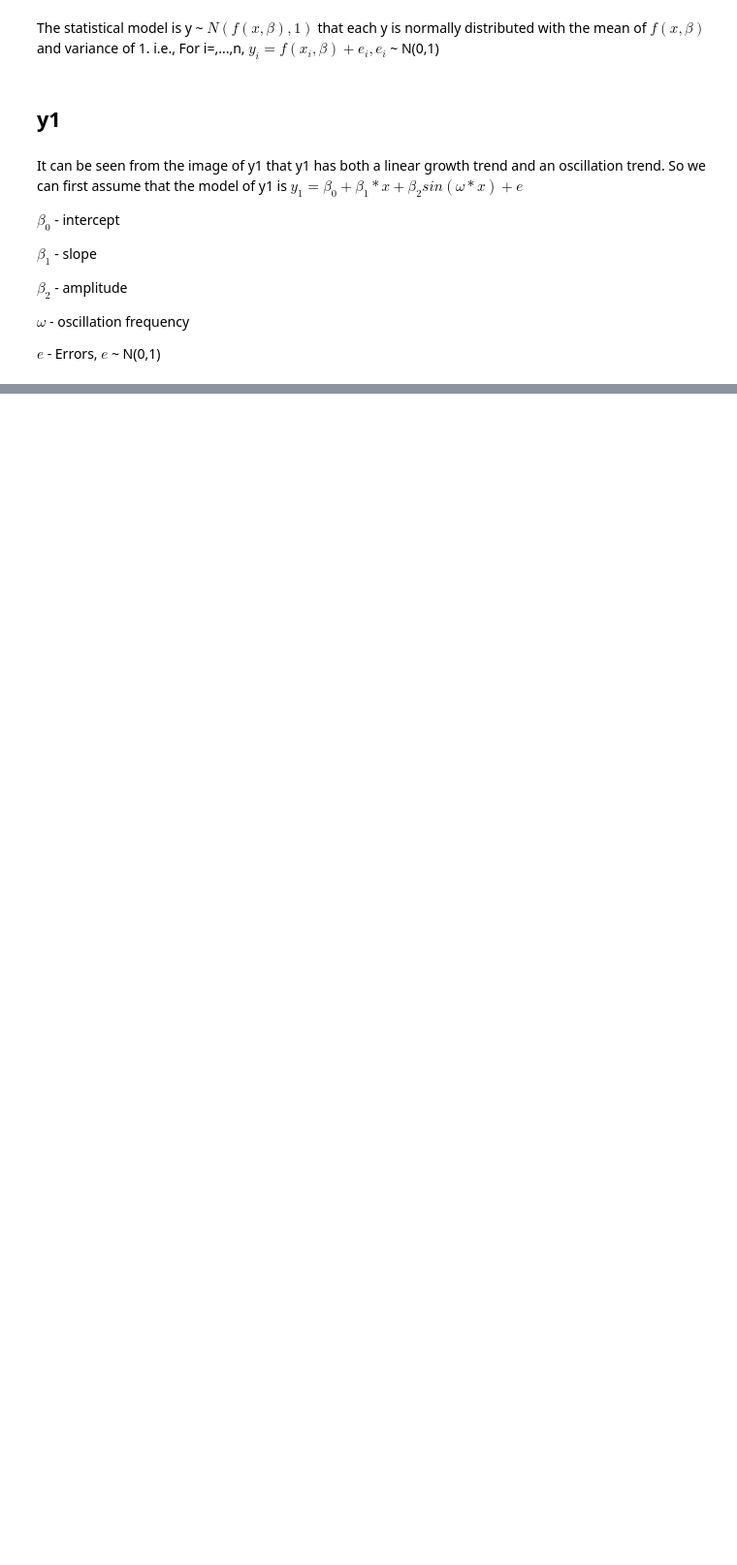
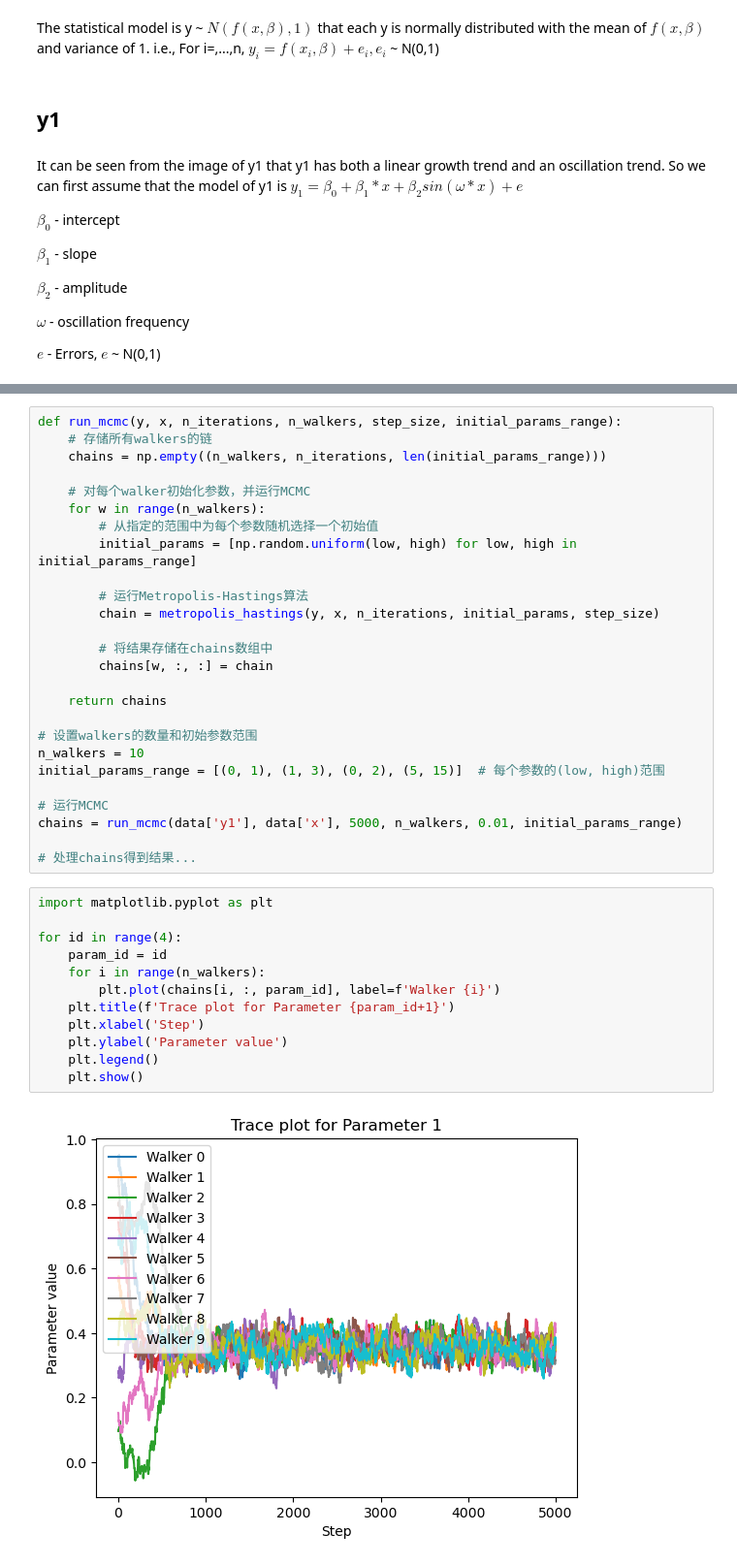
Before and after one commit to yyk1999/Project, a Jupyter notebook: Week4.ipynb, the cells around one changed output, grey strips where cells are left out. Shown: that part at 97% size. Saved outputs shown, nothing was run; the diff lists cells and outputs as text; blank space fills up the shorter version.

```diff
--- a/Week4.ipynb
+++ b/Week4.ipynb
@@ -137,0 +142,40 @@ plt.show()
+# %%
+def run_mcmc(y, x, n_iterations, n_walkers, step_size, initial_params_range):
+    # 存储所有walkers的链
+    chains = np.empty((n_walkers, n_iterations, len(initial_params_range)))
+
+    # 对每个walker初始化参数，并运行MCMC
+    for w in range(n_walkers):
+        # 从指定的范围中为每个参数随机选择一个初始值
+        initial_params = [np.random.uniform(low, high) for low, high in initial_params_range]
+
+        # 运行Metropolis-Hastings算法
+        chain = metropolis_hastings(y, x, n_iterations, initial_params, step_size)
+
+        # 将结果存储在chains数组中
+        chains[w, :, :] = chain
+
+    return chains
+
+# 设置walkers的数量和初始参数范围
+n_walkers = 10
+initial_params_range = [(0, 1), (1, 3), (0, 2), (5, 15)]  # 每个参数的(low, high)范围
+
+# 运行MCMC
+chains = run_mcmc(data['y1'], data['x'], 5000, n_walkers, 0.01, initial_params_range)
+
+# 处理chains得到结果...
+# %%
+import matplotlib.pyplot as plt
+
+for id in range(4):
+    param_id = id
+    for i in range(n_walkers):
+        plt.plot(chains[i, :, param_id], label=f'Walker {i}')
+    plt.title(f'Trace plot for Parameter {param_id+1}')
+    plt.xlabel('Step')
+    plt.ylabel('Parameter value')
+    plt.legend()
+    plt.show()
+# %% [output]
+[figure, added]
```
Also changed, not shown: parts of 18 cells of this notebook.
